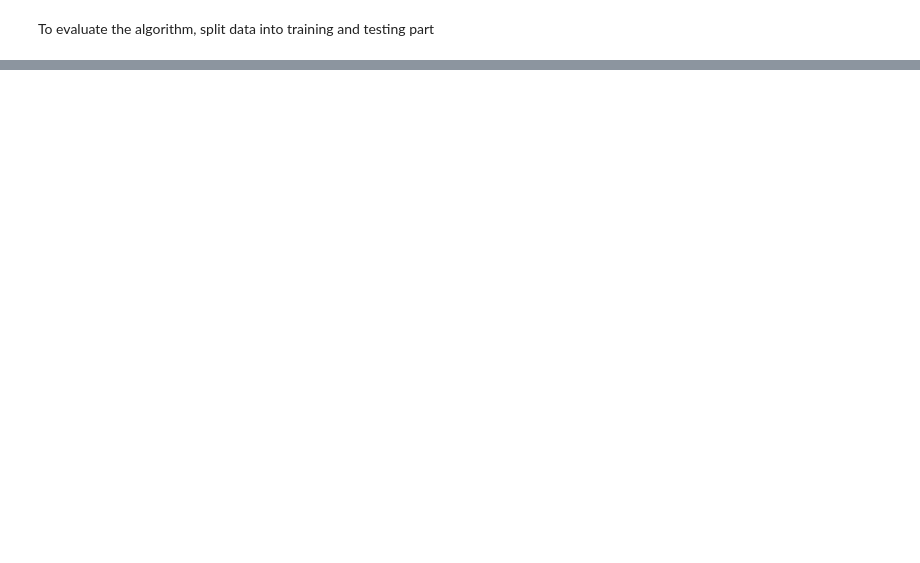
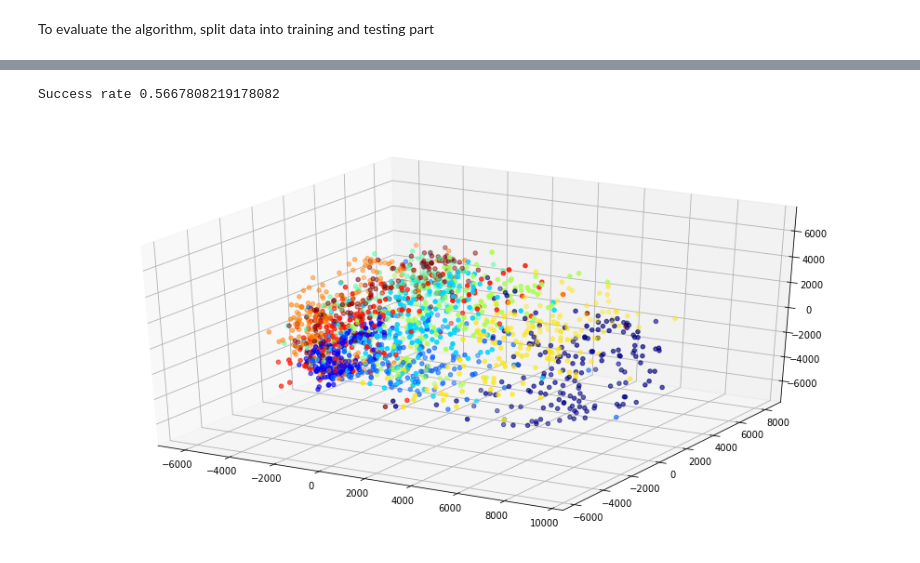
Before and after one commit to bvdmitri/ml-course, a Jupyter notebook: 03.presentos/presentos.ipynb, the cells around one changed output, grey strips where cells are left out. Cells and saved outputs as stored; diff of their text form; code cells hidden in the pictures; blank space fills up the shorter version.

```diff
--- a/03.presentos/presentos.ipynb
+++ b/03.presentos/presentos.ipynb
@@ -270,0 +295,16 @@ plt.scatter(testProjection[:, 0], testProjection[:, 1], c=y_test, cmap=plt.cm.ge
+# %%
+print("Success rate", float(success) / len(testProjection))
+# %% [output]
+Success rate 0.5667808219178082
+# %%
+isomapModel3 = Isomap(n_components=3, n_neighbors=5)
+fittedIsomapModel3 = isomapModel3.fit(X_train)
+projection3 = fittedIsomapModel3.transform(X_train)
+testProjection3 = fittedIsomapModel3.transform(X_test)
+# %%
+from mpl_toolkits.mplot3d import Axes3D
+fig = plt.figure(figsize=(16, 8))
+ax = fig.add_subplot(111, projection='3d')
+_ = ax.scatter(projection3[:, 0], projection3[:, 1], projection3[:, 2], c=y_train, cmap=plt.cm.get_cmap('jet', 10))
+# %% [output]
+[figure, added]
```
Also changed, not shown: parts of 15 cells of this notebook.
